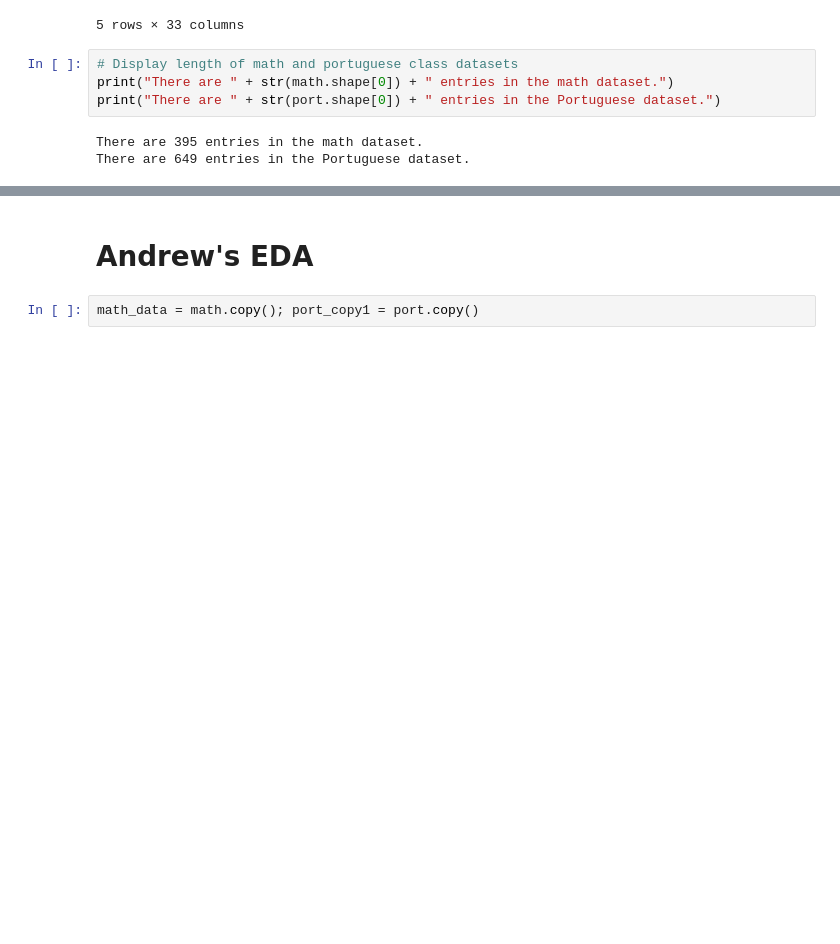
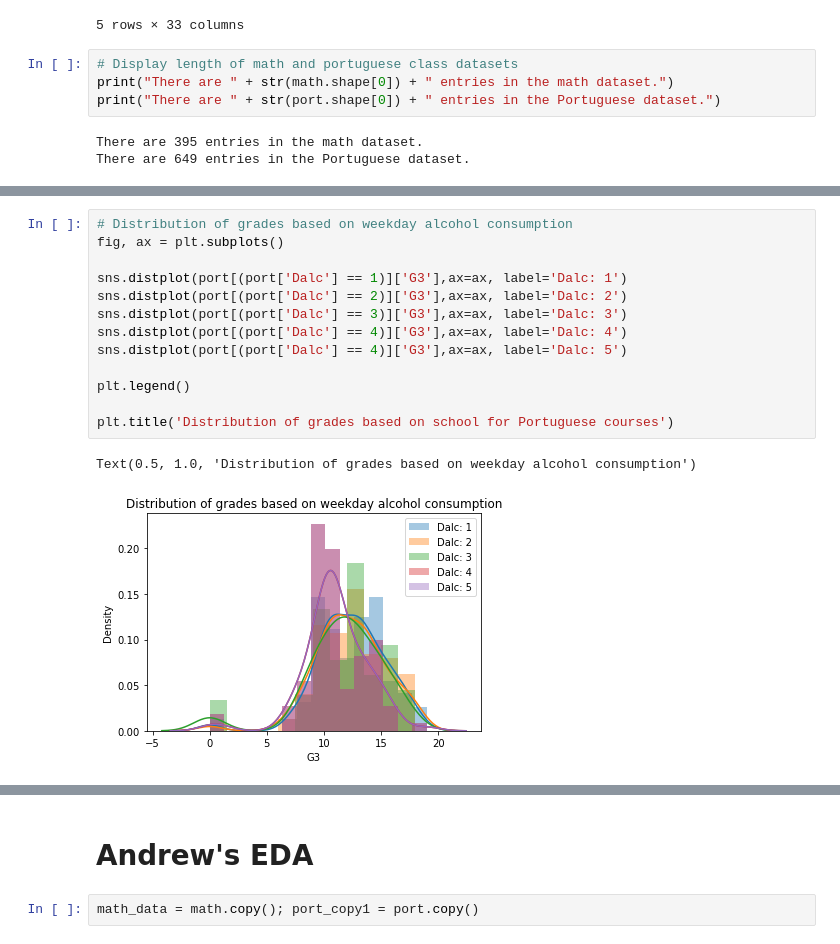
Before and after one commit to arenriquez/data144finalproj, a Jupyter notebook: Untitled.ipynb, the cells around one changed output, grey strips where cells are left out. Saved outputs shown, nothing was run; the diff lists cells and outputs as text; blank space fills up the shorter version.

```diff
--- a/Untitled.ipynb
+++ b/Untitled.ipynb
@@ -34,0 +53,16 @@ There are 649 entries in the Portuguese dataset.
+# %%
+# Distribution of grades based on weekday alcohol consumption
+fig, ax = plt.subplots()
+
+sns.distplot(port[(port['Dalc'] == 1)]['G3'],ax=ax, label='Dalc: 1')
+sns.distplot(port[(port['Dalc'] == 2)]['G3'],ax=ax, label='Dalc: 2')
+sns.distplot(port[(port['Dalc'] == 3)]['G3'],ax=ax, label='Dalc: 3')
+sns.distplot(port[(port['Dalc'] == 4)]['G3'],ax=ax, label='Dalc: 4')
+sns.distplot(port[(port['Dalc'] == 4)]['G3'],ax=ax, label='Dalc: 5')
+
+plt.legend()
+
+plt.title('Distribution of grades based on school for Portuguese courses')
+# %% [output]
+Text(0.5, 1.0, 'Distribution of grades based on weekday alcohol consumption')
+[figure, added]
```
Also changed, not shown: parts of 17 cells of this notebook.
